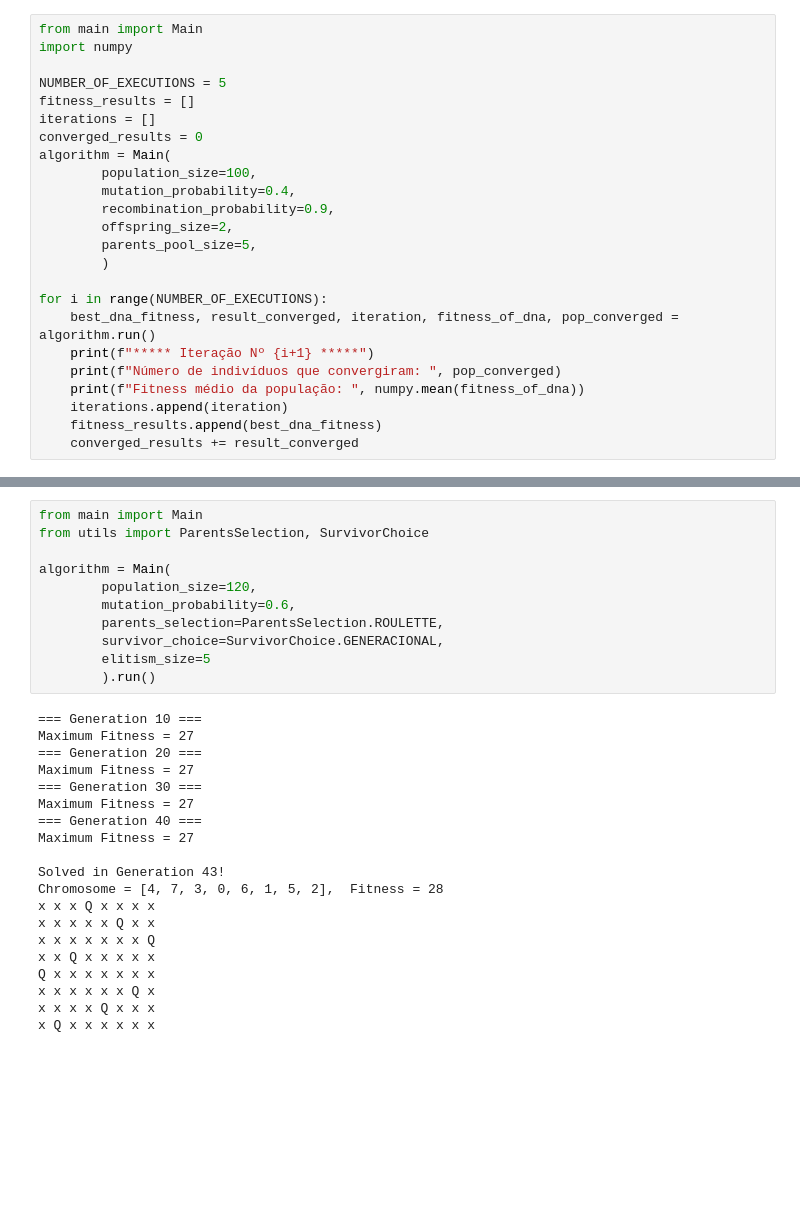
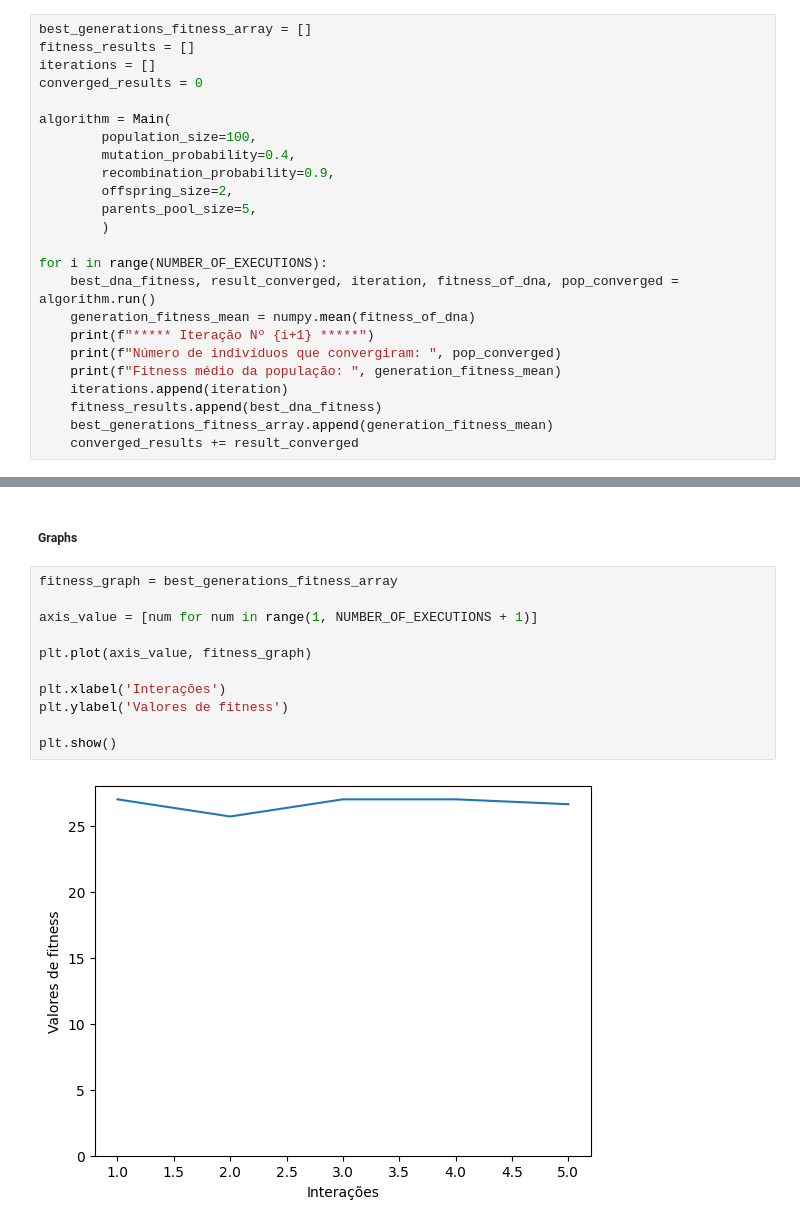
Before and after one commit to CaiolBarreto/8-queens-algorithm, a Jupyter notebook: notebook.ipynb, the cells around one changed output, grey strips where cells are left out. Drawn from its saved outputs; the diff is of its cells as text; blank space fills up the shorter version.

Commit message:
add conversions graphs, estatistic calcs and reorganize code

```diff
--- a/notebook.ipynb
+++ b/notebook.ipynb
@@ -1,11 +15,9 @@
 # %%
-from main import Main
-import numpy
-
-NUMBER_OF_EXECUTIONS = 5
+best_generations_fitness_array = []
 fitness_results = []
 iterations = []
 converged_results = 0
+
 algorithm = Main(
         population_size=100,
         mutation_probability=0.4,
@@ -16,10 +28,12 @@ algorithm = Main(
 
 for i in range(NUMBER_OF_EXECUTIONS):
     best_dna_fitness, result_converged, iteration, fitness_of_dna, pop_converged = algorithm.run()
+    generation_fitness_mean = numpy.mean(fitness_of_dna)
     print(f"***** Iteração Nº {i+1} *****")
     print(f"Número de indivíduos que convergiram: ", pop_converged)
-    print(f"Fitness médio da população: ", numpy.mean(fitness_of_dna))
+    print(f"Fitness médio da população: ", generation_fitness_mean)
     iterations.append(iteration)
     fitness_results.append(best_dna_fitness)
+    best_generations_fitness_array.append(generation_fitness_mean)
     converged_results += result_converged
 # %% [output]
@@ -62,32 +76,16 @@ Média:  27.6
 Desvio Padrão:  0.4898979485566356
-# %%
-from main import Main
-from utils import ParentsSelection, SurvivorChoice
-
-algorithm = Main(
-        population_size=120,
-        mutation_probability=0.6,
-        parents_selection=ParentsSelection.ROULETTE,
-        survivor_choice=SurvivorChoice.GENERACIONAL,
-        elitism_size=5
-        ).run()
-# %% [output]
-=== Generation 10 ===
-Maximum Fitness = 27
-=== Generation 20 ===
-Maximum Fitness = 27
-=== Generation 30 ===
-Maximum Fitness = 27
-=== Generation 40 ===
-Maximum Fitness = 27
-
-Solved in Generation 43!
-Chromosome = [4, 7, 3, 0, 6, 1, 5, 2],  Fitness = 28
-x x x Q x x x x
-x x x x x Q x x
-x x x x x x x Q
-x x Q x x x x x
-Q x x x x x x x
-x x x x x x Q x
-x x x x Q x x x
-x Q x x x x x x
+# %% [markdown]
+##### Graphs
+# %%
+fitness_graph = best_generations_fitness_array
+
+axis_value = [num for num in range(1, NUMBER_OF_EXECUTIONS + 1)]
+
+plt.plot(axis_value, fitness_graph)
+
+plt.xlabel('Interações')
+plt.ylabel('Valores de fitness')
+
+plt.show()
+# %% [output]
+[figure, added]
```
Also changed, not shown: parts of 21 cells of this notebook.
